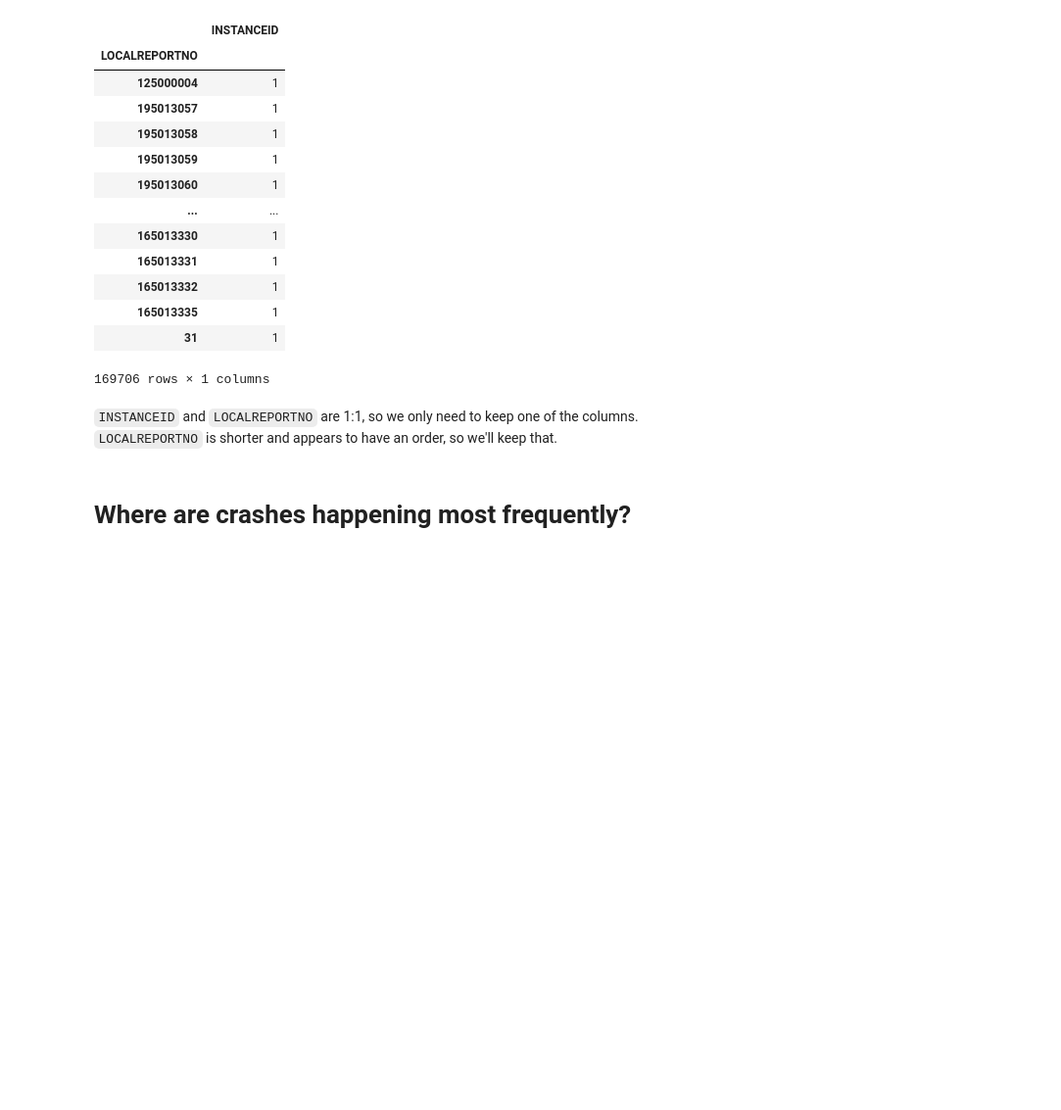
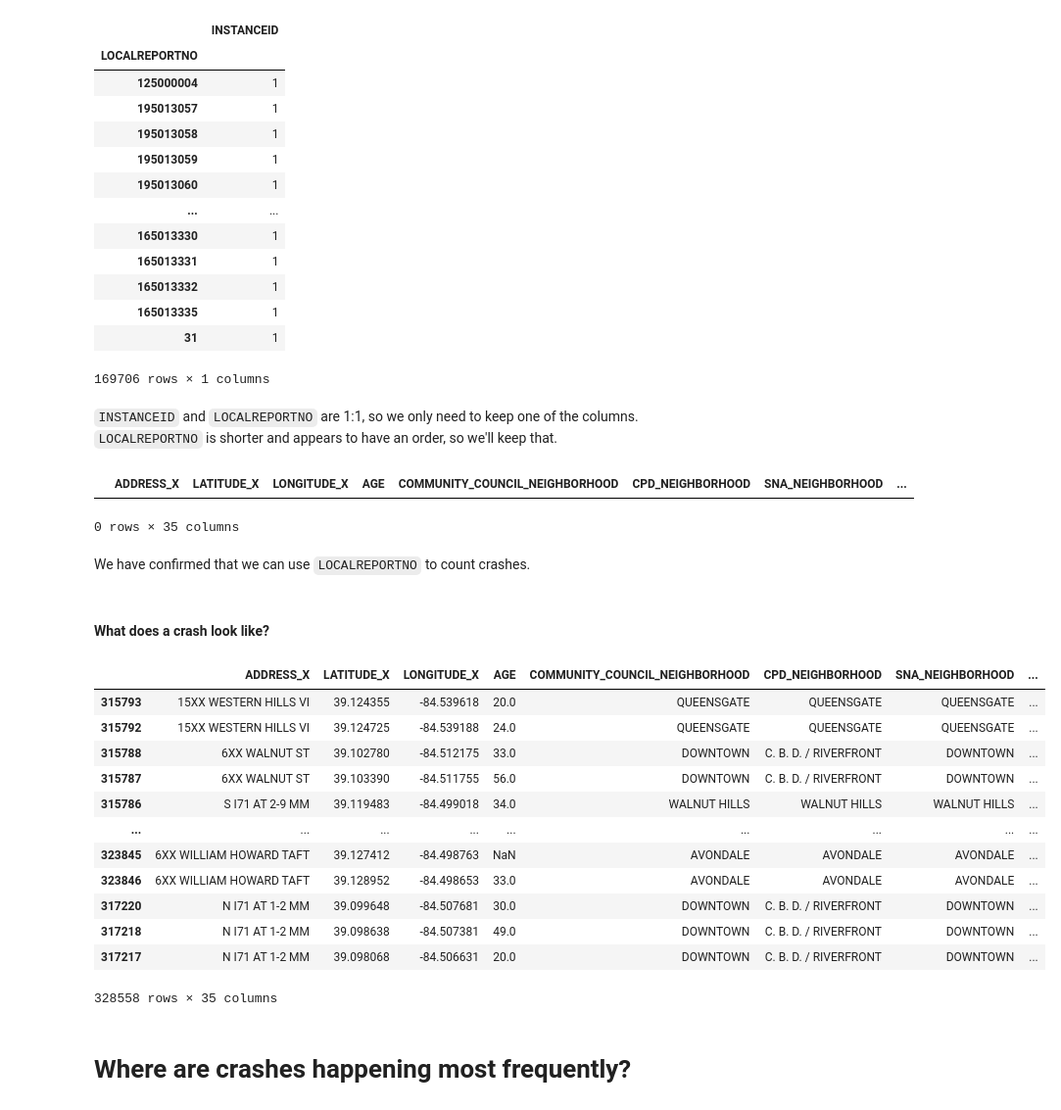
Before and after one commit to erntan/traffic_cincy, a Jupyter notebook: 00_crash_data.ipynb, the cells around one changed output. Shown: that part at 98% size. Cells and saved outputs as stored; diff of their text form; code cells hidden in the pictures; blank space fills up the shorter version.

Commit message:
Confirmed local report no filled for every record.

```diff
--- a/00_crash_data.ipynb
+++ b/00_crash_data.ipynb
@@ -410,5 +410,32 @@ data[['LOCALREPORTNO', 'INSTANCEID']].groupby('LOCALREPORTNO').nunique().sort_va
 `INSTANCEID` and `LOCALREPORTNO` are 1:1, so we only need to keep one of the columns. `LOCALREPORTNO` is shorter and appears to have an order, so we'll keep that.
 # %%
 data.drop(columns='INSTANCEID', inplace=True)
+# %%
+# Confirming that every record has a LOCALREPORNO
+data[data.LOCALREPORTNO.isna()]
+# %% [output]
+|  | ADDRESS_X | LATITUDE_X | LONGITUDE_X | AGE | COMMUNITY_COUNCIL_NEIGHBORHOOD | CPD_NEIGHBORHOOD | SNA_NEIGHBORHOOD | ... |
+0 rows × 35 columns
+# %% [markdown]
+We have confirmed that we can use `LOCALREPORTNO` to count crashes.
+# %% [markdown]
+#### What does a crash look like?
+# %%
+# We want an example where there are multiple records for a report
+data.sort_values(by = 'LOCALREPORTNO')
+# %% [output]
+|  | ADDRESS_X | LATITUDE_X | LONGITUDE_X | AGE | COMMUNITY_COUNCIL_NEIGHBORHOOD | CPD_NEIGHBORHOOD | SNA_NEIGHBORHOOD | ... |
+| 315793 | 15XX WESTERN HILLS VI | 39.124355 | -84.539618 | 20.0 | QUEENSGATE | QUEENSGATE | QUEENSGATE | ... |
+| 315792 | 15XX WESTERN HILLS VI | 39.124725 | -84.539188 | 24.0 | QUEENSGATE | QUEENSGATE | QUEENSGATE | ... |
+| 315788 | 6XX WALNUT ST | 39.102780 | -84.512175 | 33.0 | DOWNTOWN | C. B. D. / RIVERFRONT | DOWNTOWN | ... |
+| 315787 | 6XX WALNUT ST | 39.103390 | -84.511755 | 56.0 | DOWNTOWN | C. B. D. / RIVERFRONT | DOWNTOWN | ... |
+| 315786 | S I71 AT 2-9 MM | 39.119483 | -84.499018 | 34.0 | WALNUT HILLS | WALNUT HILLS | WALNUT HILLS | ... |
+| ... | ... | ... | ... | ... | ... | ... | ... | ... |
+| 323845 | 6XX WILLIAM HOWARD TAFT | 39.127412 | -84.498763 | NaN | AVONDALE | AVONDALE | AVONDALE | ... |
+| 323846 | 6XX WILLIAM HOWARD TAFT | 39.128952 | -84.498653 | 33.0 | AVONDALE | AVONDALE | AVONDALE | ... |
+| 317220 | N I71 AT 1-2 MM | 39.099648 | -84.507681 | 30.0 | DOWNTOWN | C. B. D. / RIVERFRONT | DOWNTOWN | ... |
+| 317218 | N I71 AT 1-2 MM | 39.098638 | -84.507381 | 49.0 | DOWNTOWN | C. B. D. / RIVERFRONT | DOWNTOWN | ... |
+| 317217 | N I71 AT 1-2 MM | 39.098068 | -84.506631 | 20.0 | DOWNTOWN | C. B. D. / RIVERFRONT | DOWNTOWN | ... |
+328558 rows × 35 columns
 # %% [markdown]
 # Where are crashes happening most frequently?
```
